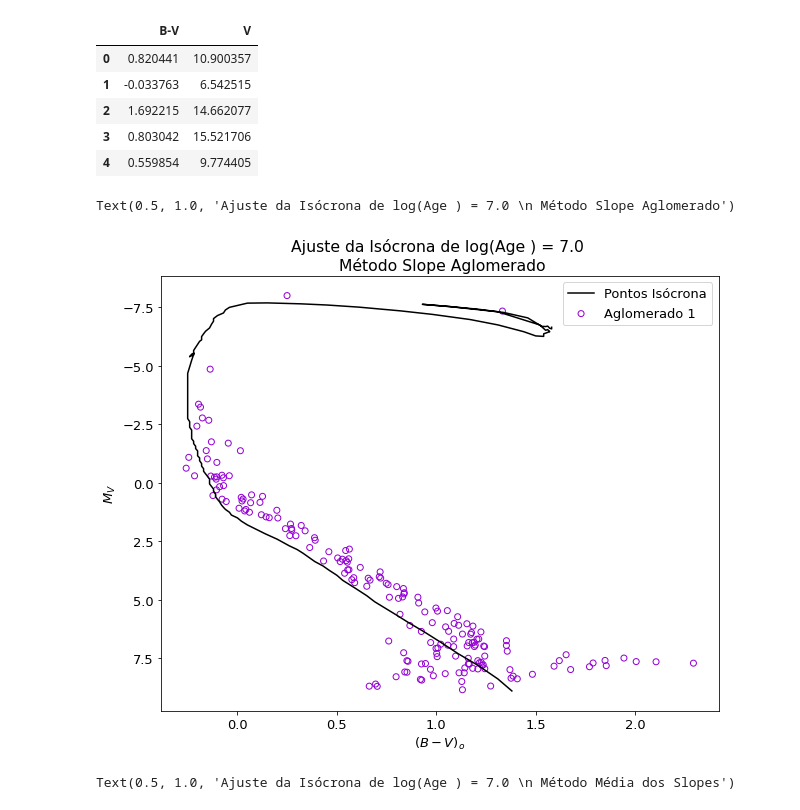
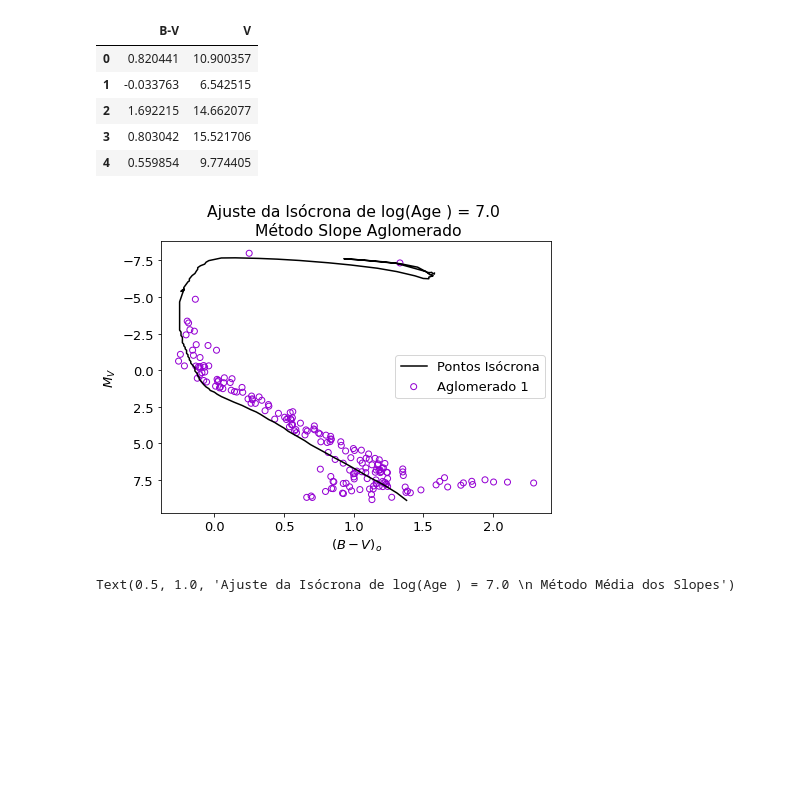
Before and after one commit to jppirest/mw_substructures, a Jupyter notebook: dados/Ag_Simulados/distancias.ipynb, the cells around one changed output. Drawn from its saved outputs; the diff is of its cells as text; code cells hidden in the pictures; blank space fills up the shorter version.

```diff
--- a/dados/Ag_Simulados/distancias.ipynb
+++ b/dados/Ag_Simulados/distancias.ipynb
@@ -90,26 +89,25 @@ iso1 = iso[iso['log(Age)']==7.0]
 # %%
 plt.rc('xtick', labelsize=13)
 plt.rc('ytick', labelsize=13)
 
 
 font = {'family' : 'sans-serif',
         'weight' : 'normal',
         'size'   : 13}
 
 plt.rc('font', **font)
 
-fig,ax = plt.subplots(figsize=(10,8)) #(figsize=(10,8))
+fig,ax = plt.subplots(figsize=(7,5)) #(figsize=(10,8))
 plt.gca().invert_yaxis()
 plt.plot(iso1['(B-V)o'],iso1['Mv'], label = 'Pontos Isócrona', color = 'black', zorder = 10)
 plt.scatter(i1['B-V'] - 0.1,i1['V']-5*np.log10(d1/10)-3.1*0.1, label = 'Aglomerado 1', color = 'none', edgecolor = 'darkviolet')
 plt.legend(frameon=True)
 plt.xlabel(r"$(B-V)_o$")
 plt.ylabel(r"$M_V$")
 plt.title('Ajuste da Isócrona de log(Age ) = 7.0 \n Método Slope Aglomerado')
-#plt.savefig('./Imagens_Relat/ag1iso.png', dpi = 1000, format = 'png')
+plt.savefig('./Imagens_Relat/ag1iso.png', dpi = 300, format = 'png')
 # %% [output]
-Text(0.5, 1.0, 'Ajuste da Isócrona de log(Age ) = 7.0 \n Método Slope Aglomerado')
-[figure, old version]
+[figure, new version]
 # %%
 plt.rc('xtick', labelsize=13)
 plt.rc('ytick', labelsize=13)
```
Also changed, not shown: parts of 3 cells of this notebook, 13 other files.
